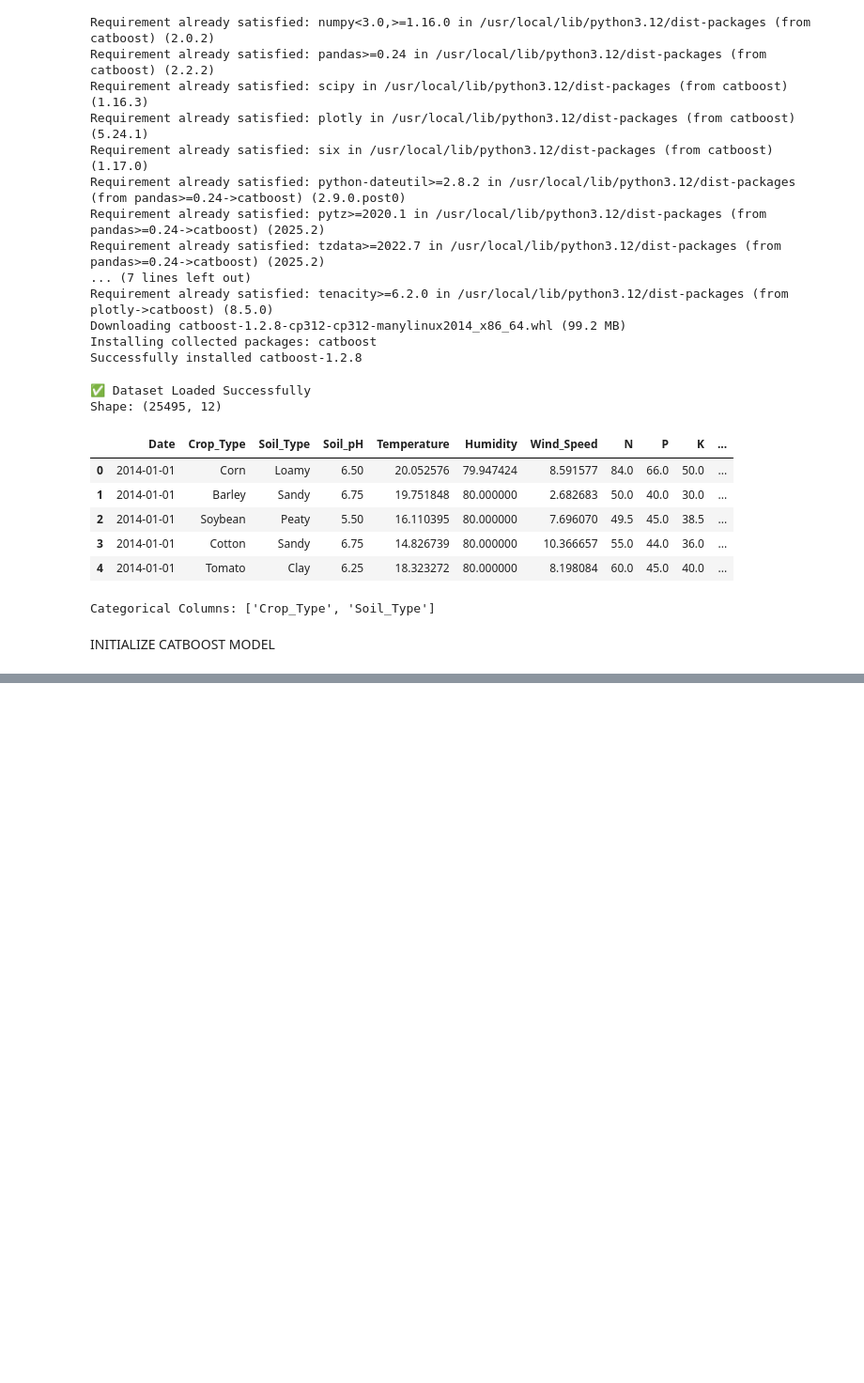
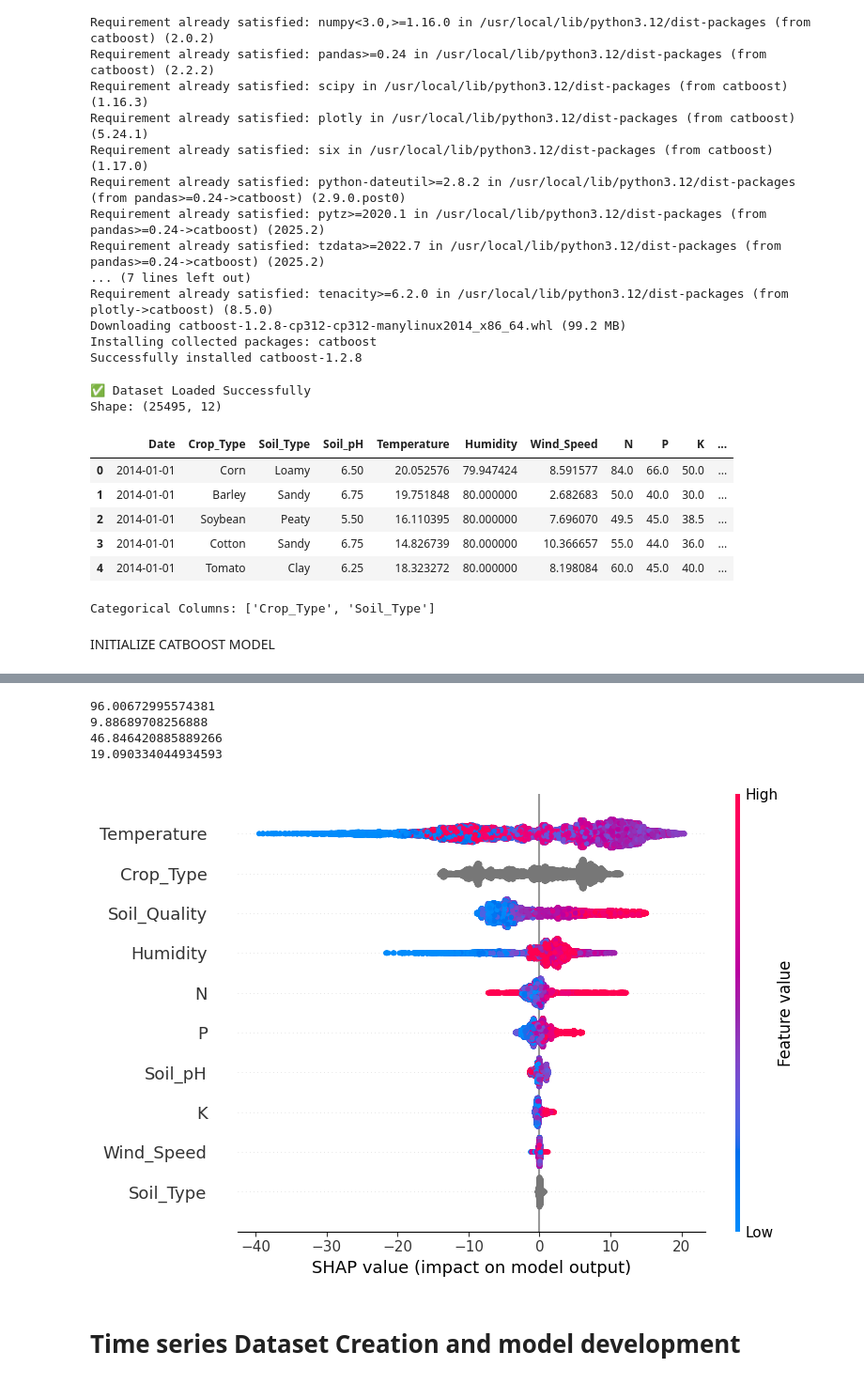
Before and after one commit to springboardmentor789r/AgriYield, a Jupyter notebook: MS3.ipynb, the cells around one changed output, grey strips where cells are left out. Shown at 94% size. Saved outputs shown, nothing was run; the diff lists cells and outputs as text; code cells hidden in the pictures; blank space fills up the shorter version.

Commit message:
Added the work till time series forecasting

```diff
--- a/MS3.ipynb
+++ b/MS3.ipynb
@@ -140,0 +161,54 @@ Adj R2    : 0.9584
+# %%
+import pandas as pd
+from catboost import CatBoostRegressor
+
+# Load model
+model = CatBoostRegressor()
+model.load_model("/content/drive/MyDrive/crop_yield_catboost_model.cbm")
+
+def predict_yield(Crop_Type, Soil_Type, Soil_pH, Temperature, Humidity, Wind_Speed, N, P, K, Soil_Quality):
+
+    # Create input dataframe with correct column names
+    input_data = pd.DataFrame([{
+        "Crop_Type": Crop_Type,
+        "Soil_Type": Soil_Type,
+        "Soil_pH": Soil_pH,
+        "Temperature": Temperature,
+        "Humidity": Humidity,
+        "Wind_Speed": Wind_Speed,
+        "N": N,
+        "P": P,
+        "K": K,
+        "Soil_Quality": Soil_Quality
+    }])
+
+    # Model prediction
+    prediction = model.predict(input_data)[0]
+    return prediction
+
+# ✅ Example Test
+print(predict_yield("corn", "loamy", 6.5, 20.0525764240326, 79.9474235759674, 8.59157684219514, 84, 66, 50, 66.6666666666667)) #first row
+print(predict_yield("sunflower", "clay", 6.25, 11.4556922091307, 80, 5.39475781321834, 60, 0, 44, 46.375)) #last row
+print(predict_yield("cotton", "sandy", 6.75, 17.9397554108704, 80, 7.30373536453604, 55, 0, 36, 39.375)) #10k
+print(predict_yield("sugarcane", "saline", 8, 17.8958289913123, 80, 13.3681354757762, 84.5, 5064, 54, 17.0416666666667)) #5k
+# %% [output]
+96.00672995574381
+9.88689708256888
+46.846420885889266
+19.090334044934593
+# %%
+# ================== SHAP EXPLAINABILITY ==================
+!pip install shap --quiet
+
+import shap
+
+# Initialize SHAP Explainer
+explainer = shap.TreeExplainer(model)
+shap_values = explainer.shap_values(X_train)
+
+# Summary Plot (Global Feature Effect)
+shap.summary_plot(shap_values, X_train)
+# %% [output]
+[figure, added]
+# %% [markdown]
+# Time series Dataset Creation and model development
```
Also changed, not shown: parts of 27 cells of this notebook, 1 other file.
